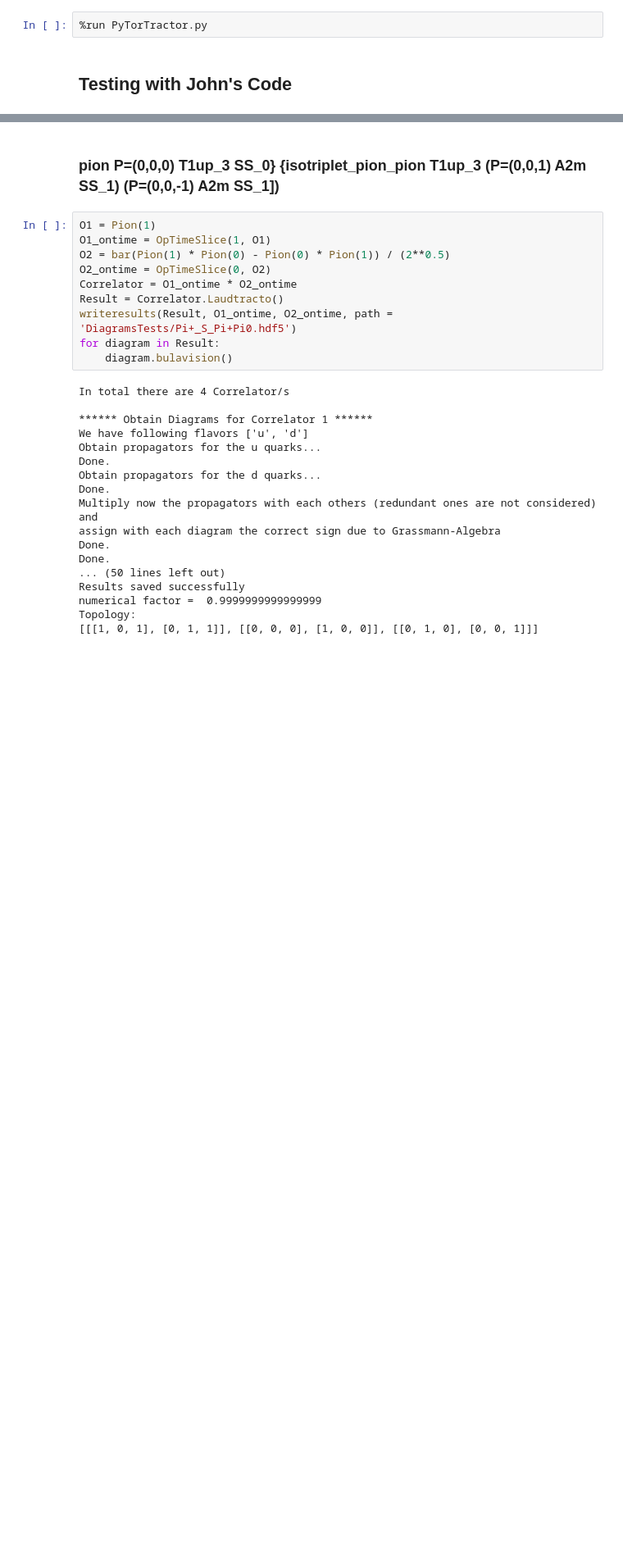
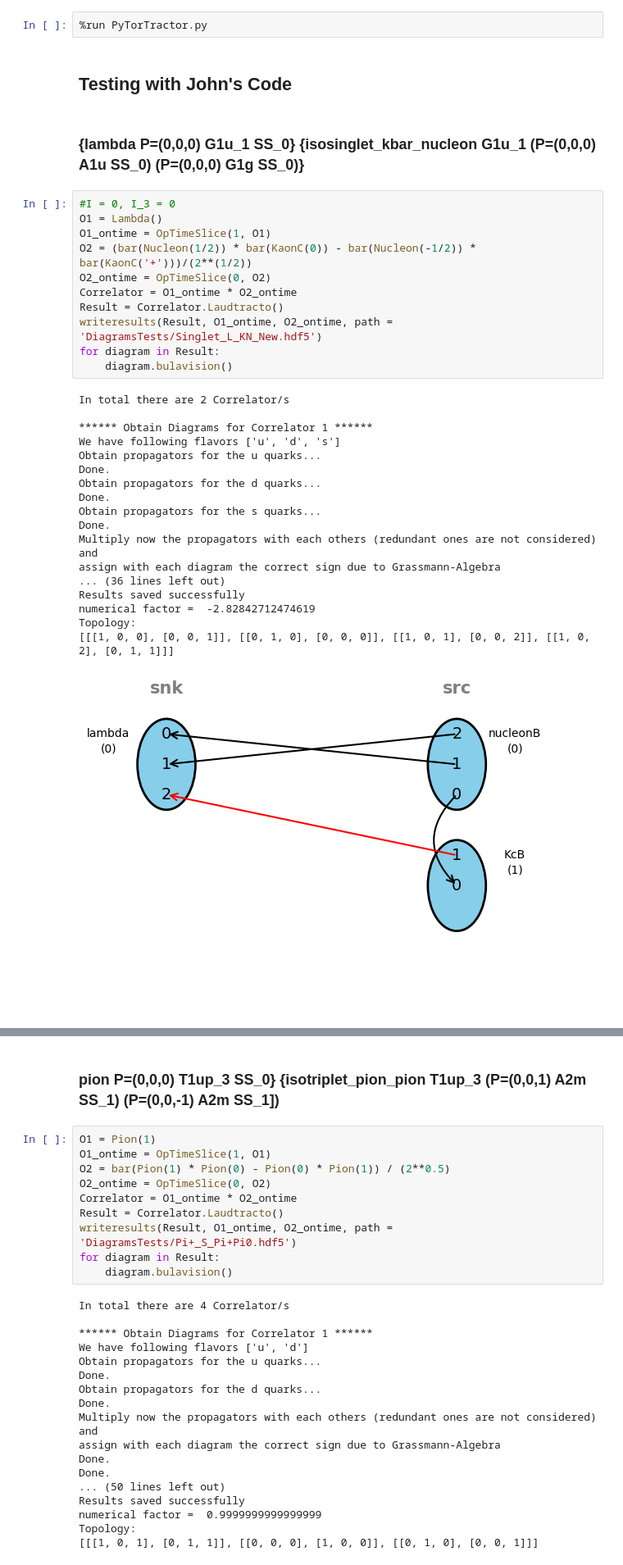
Before and after one commit to Herzallah15/PyTorTractor, a Jupyter notebook: Main.ipynb, the cells around one changed output, grey strips where cells are left out. Shown at 82% size. Drawn from its saved outputs; the diff is of its cells as text; blank space fills up the shorter version.

Commit message:
update_states_and_tests

```diff
--- a/Main.ipynb
+++ b/Main.ipynb
@@ -2,3 +2,35 @@
 %run PyTorTractor.py
 # %% [markdown]
 ## Testing with John's Code
+# %% [markdown]
+### {lambda P=(0,0,0) G1u_1 SS_0} {isosinglet_kbar_nucleon G1u_1 (P=(0,0,0) A1u SS_0) (P=(0,0,0) G1g SS_0)}
+# %%
+#I = 0, I_3 = 0
+O1 = Lambda()
+O1_ontime = OpTimeSlice(1, O1)
+O2 = (bar(Nucleon(1/2)) * bar(KaonC(0)) - bar(Nucleon(-1/2)) * bar(KaonC('+')))/(2**(1/2))
+O2_ontime = OpTimeSlice(0, O2)
+Correlator = O1_ontime * O2_ontime
+Result = Correlator.Laudtracto()
+writeresults(Result, O1_ontime, O2_ontime, path = 'DiagramsTests/Singlet_L_KN_New.hdf5')
+for diagram in Result:
+    diagram.bulavision()
+# %% [output]
+In total there are 2 Correlator/s
+
+****** Obtain Diagrams for Correlator 1 ******
+We have following flavors ['u', 'd', 's']
+Obtain propagators for the u quarks...
+Done.
+Obtain propagators for the d quarks...
+Done.
+Obtain propagators for the s quarks...
+Done.
+Multiply now the propagators with each others (redundant ones are not considered) and
+assign with each diagram the correct sign due to Grassmann-Algebra
+... (36 lines left out)
+Results saved successfully
+numerical factor =  -2.82842712474619
+Topology:
+[[[1, 0, 0], [0, 0, 1]], [[0, 1, 0], [0, 0, 0]], [[1, 0, 1], [0, 0, 2]], [[1, 0, 2], [0, 1, 1]]]
+[figure, added]
```
Also changed, not shown: parts of 14 cells of this notebook, 1 other file.
